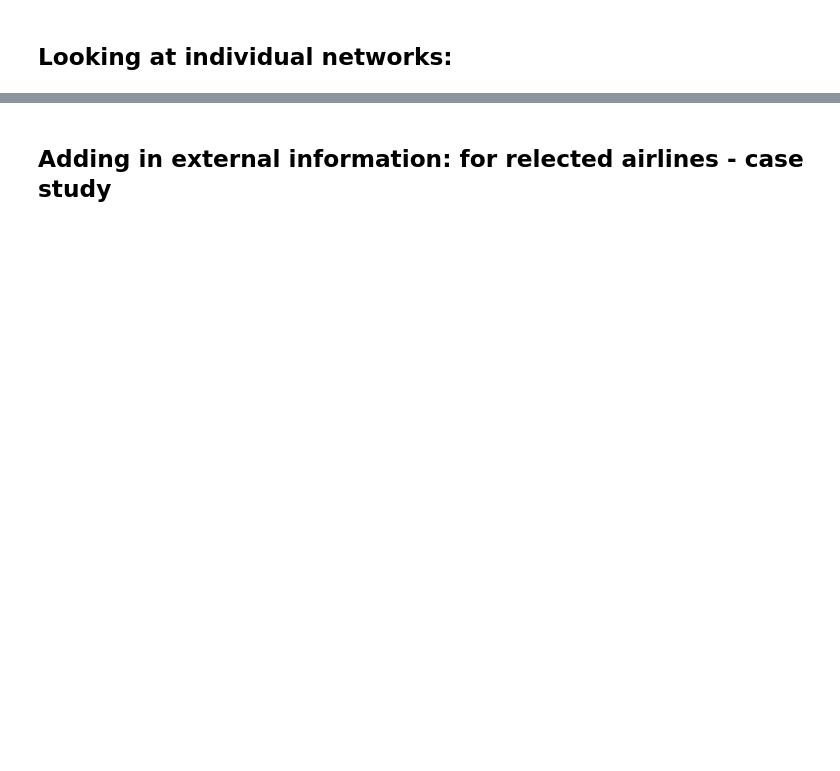
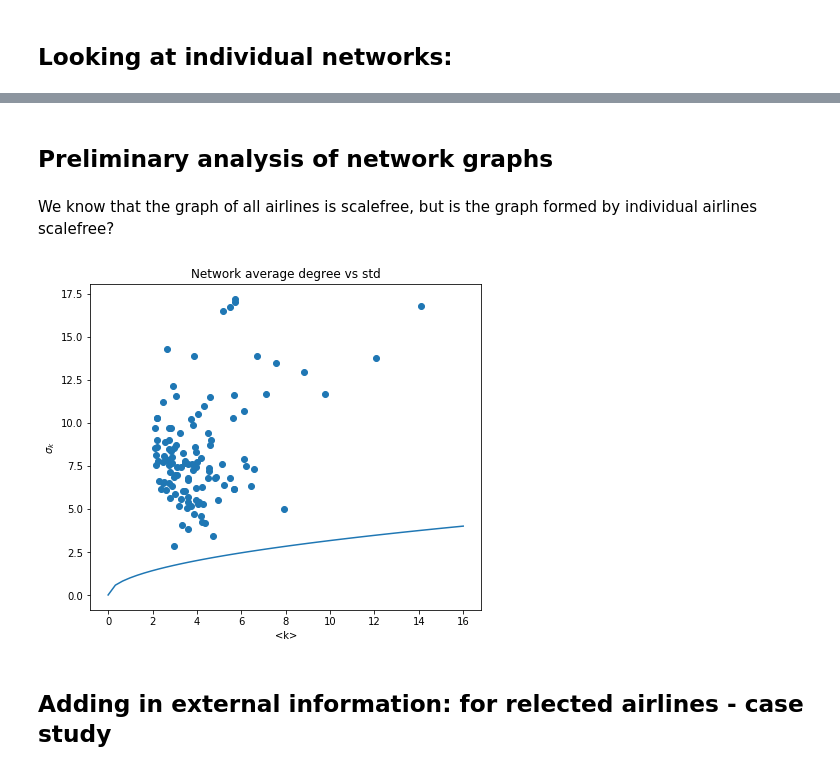
Before and after one commit to rusucosmin/ntp, a Jupyter notebook: Airline Analysis.ipynb, the cells around one changed output, grey strips where cells are left out. Drawn from its saved outputs; the diff is of its cells as text; code cells hidden in the pictures; blank space fills up the shorter version.

```diff
--- a/Airline Analysis.ipynb
+++ b/Airline Analysis.ipynb
@@ -484,3 +595,40 @@ for cheap in Low_cost:
+# %% [markdown]
+## Preliminary analysis of network graphs
+# %% [markdown]
+We know that the graph of all airlines is scalefree, but is the graph formed by individual airlines scalefree?
+# %%
+def get_scalefree_network_stats(airline):
+    Airline_Graph = create_airline_network(airline)
+
+
+    components = nx.number_connected_components(Airline_Graph)
+    component_ratio = 0
+    density = nx.density(Airline_Graph)
+
+    if components > 1 :
+        c = sorted(nx.connected_components(Airline_Graph), key = len, reverse=True)
+        Airline_Graph = Airline_Graph.subgraph(c[0])
+
+    degrees = pd.Series(list((dict(nx.degree(Airline_Graph)).values())))
+
+    density = nx.density(Airline_Graph)
+    diameter = nx.diameter(Airline_Graph)
+    pathlength = nx.average_shortest_path_length(Airline_Graph)
+
+    return np.array([ degrees.mean(), degrees.std(), density])
+# %%
+airlines = merged_routes.Name.drop_duplicates()
+stats = np.array(airlines.map(get_scalefree_network_stats).tolist())
+# %%
+plt.figure(figsize=(7, 6))
+plt.scatter(stats[:, 0], stats[:, 1])
+plt.plot(np.linspace(0, 16), np.sqrt(np.linspace(0, 16)))
+plt.xlabel('<k>')
+plt.ylabel('$\sigma_k$')
+plt.title('Network average degree vs std')
+plt.show()
+# %% [output]
+[figure, added]
 # %% [markdown]
 ## Adding in external information: for relected airlines - case study
 # %%
```
Also changed, not shown: parts of 217 cells of this notebook, 1 other file.
